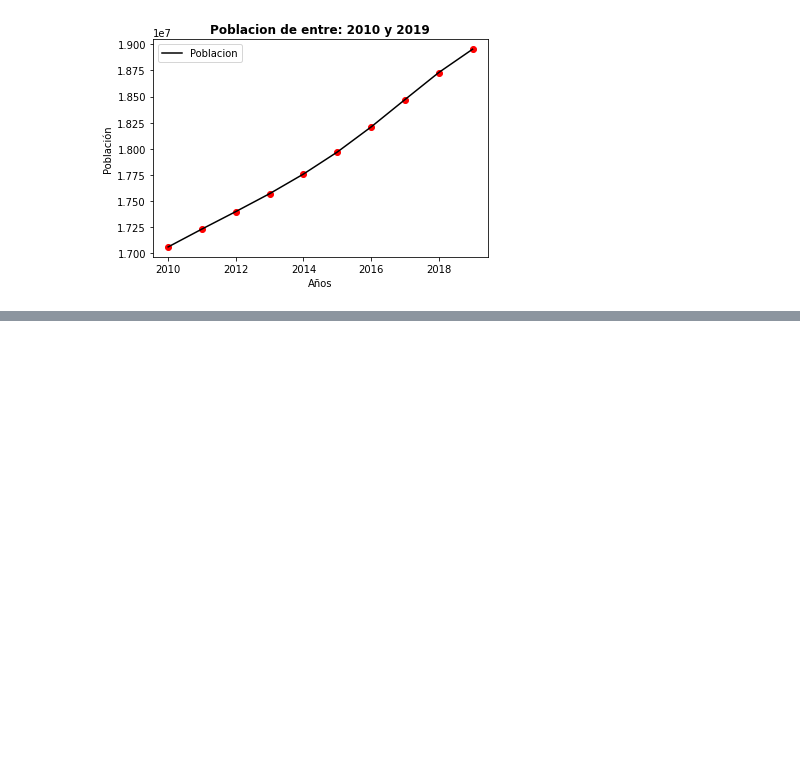
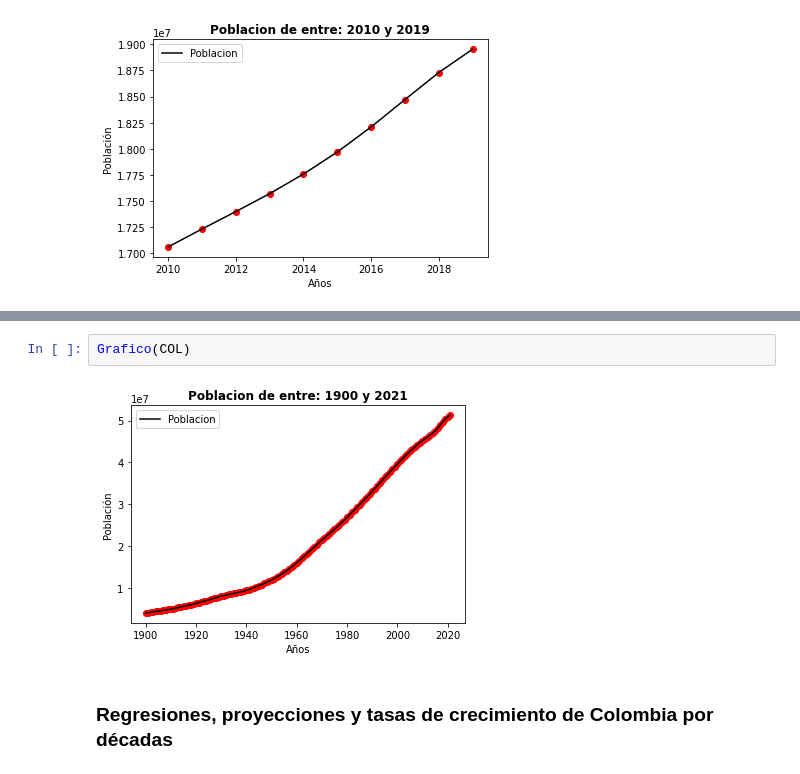
Before and after one commit to Danp06/Procesamiento, a Jupyter notebook: Trabajo Final.ipynb, the cells around one changed output, grey strips where cells are left out. Drawn from its saved outputs; the diff is of its cells as text; blank space fills up the shorter version.

```diff
--- a/Trabajo Final.ipynb
+++ b/Trabajo Final.ipynb
@@ -1180,0 +1295,6 @@ Graficos(CHL10)
+# %%
+Grafico(COL)
+# %% [output]
+[figure, added]
+# %% [markdown]
+### Regresiones, proyecciones y tasas de crecimiento de Colombia por décadas
```
Also changed, not shown: parts of 153 cells of this notebook.
